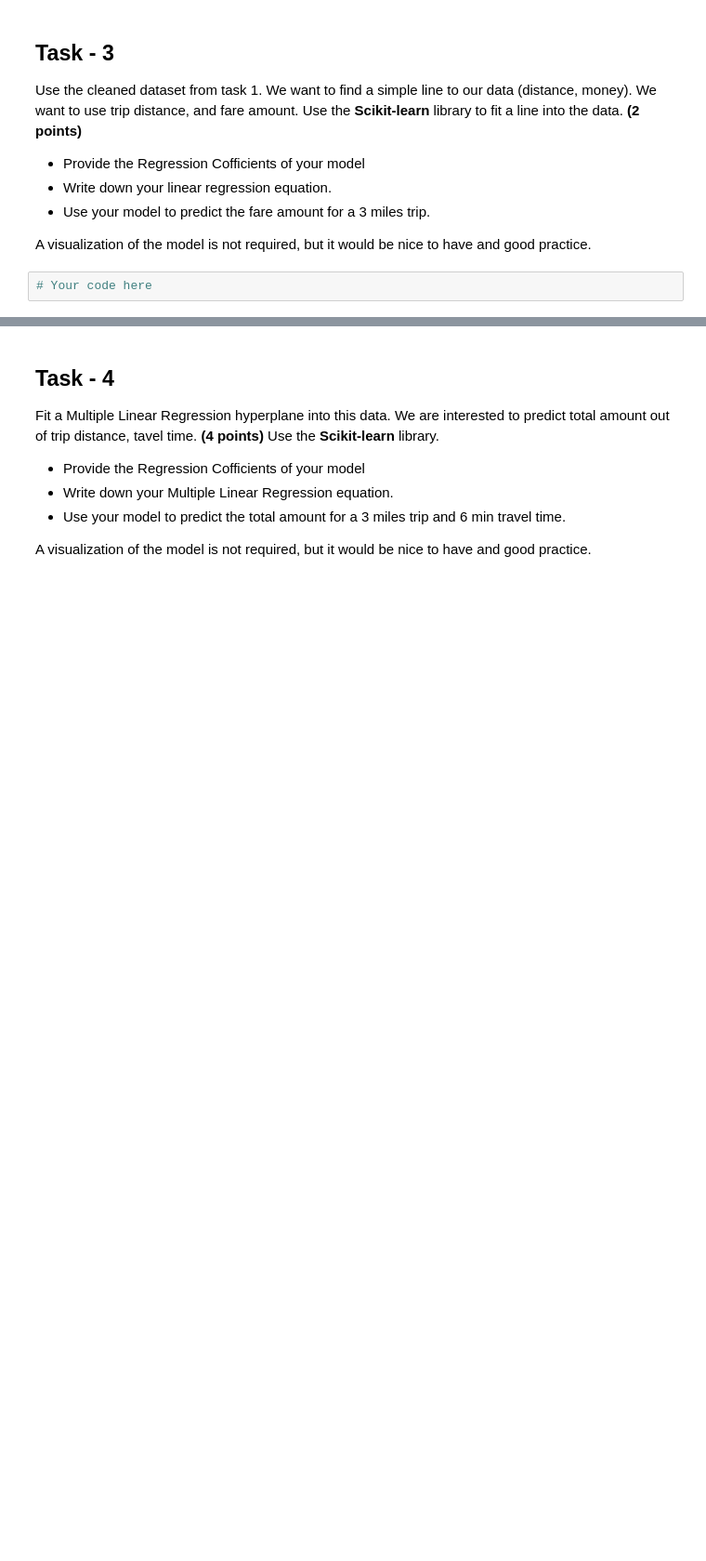
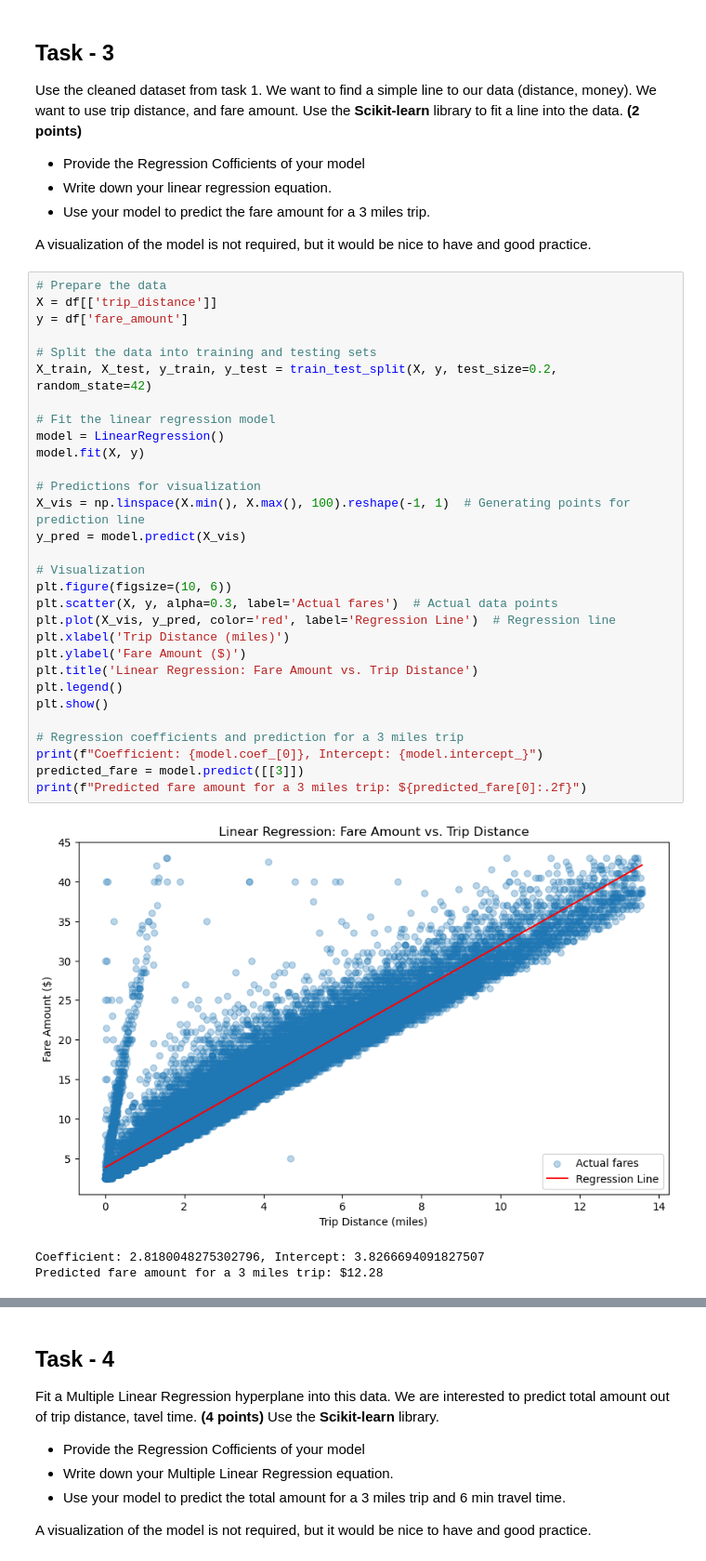
Before and after one commit to tylersmed/data-analytics, a Jupyter notebook: hw/hw4/329e_HW4.ipynb, the cells around one changed output, grey strips where cells are left out. Shown at 93% size. Saved outputs shown, nothing was run; the diff lists cells and outputs as text; blank space fills up the shorter version.

```diff
--- a/hw/hw4/329e_HW4.ipynb
+++ b/hw/hw4/329e_HW4.ipynb
@@ -138,5 +173,37 @@ We want to use trip distance, and fare amount. Use the **Scikit-learn** library
 * Use your model to predict the fare amount for a 3 miles trip.
 
 A visualization of the model is not required, but it would be nice to have and good practice.
-# %%
-# Your code here
+# %%
+# Prepare the data
+X = df[['trip_distance']]
+y = df['fare_amount']
+
+# Split the data into training and testing sets
+X_train, X_test, y_train, y_test = train_test_split(X, y, test_size=0.2, random_state=42)
+
+# Fit the linear regression model
+model = LinearRegression()
+model.fit(X, y)
+
+# Predictions for visualization
+X_vis = np.linspace(X.min(), X.max(), 100).reshape(-1, 1)  # Generating points for prediction line
+y_pred = model.predict(X_vis)
+
+# Visualization
+plt.figure(figsize=(10, 6))
+plt.scatter(X, y, alpha=0.3, label='Actual fares')  # Actual data points
+plt.plot(X_vis, y_pred, color='red', label='Regression Line')  # Regression line
+plt.xlabel('Trip Distance (miles)')
+plt.ylabel('Fare Amount ($)')
+plt.title('Linear Regression: Fare Amount vs. Trip Distance')
+plt.legend()
+plt.show()
+
+# Regression coefficients and prediction for a 3 miles trip
+print(f"Coefficient: {model.coef_[0]}, Intercept: {model.intercept_}")
+predicted_fare = model.predict([[3]])
+print(f"Predicted fare amount for a 3 miles trip: ${predicted_fare[0]:.2f}")
+# %% [output]
+[figure, added]
+Coefficient: 2.8180048275302796, Intercept: 3.8266694091827507
+Predicted fare amount for a 3 miles trip: $12.28
```
Also changed, not shown: parts of 17 cells of this notebook.
